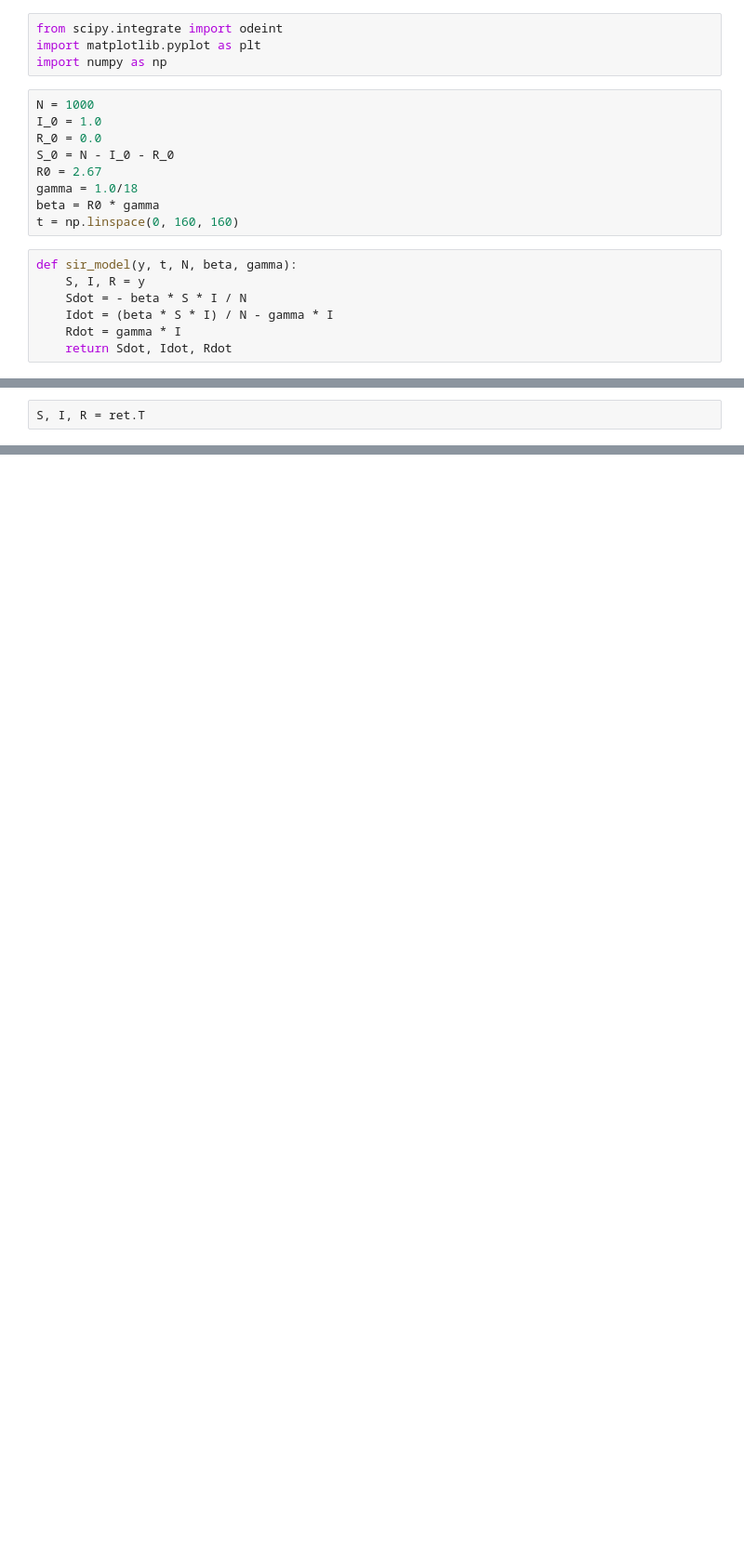
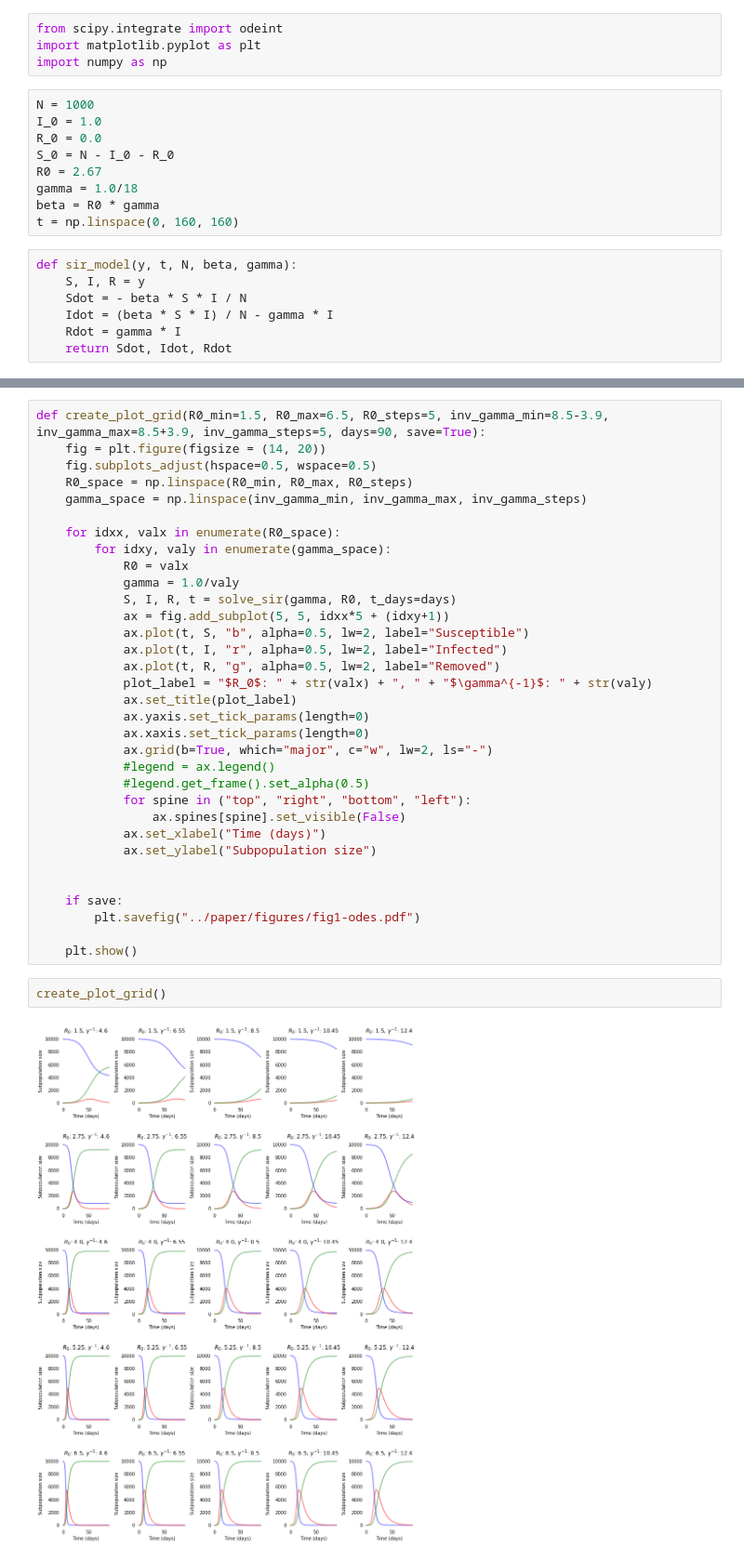
Before and after one commit to chrisvoncsefalvay/differential-social-distancing-game, a Jupyter notebook: notebooks/SIR models with strategies.ipynb, the cells around one changed output, grey strips where cells are left out. Shown: that part at 93% size. Drawn from its saved outputs; the diff is of its cells as text; blank space fills up the shorter version.

```diff
--- a/notebooks/SIR models with strategies.ipynb
+++ b/notebooks/SIR models with strategies.ipynb
@@ -43,2 +38,0 @@ ret = odeint(sir_model, y_0, t, args=(N, beta, gamma))
-# %%
-S, I, R = ret.T
@@ -63,0 +69,37 @@ plt.show()
+# %%
+def create_plot_grid(R0_min=1.5, R0_max=6.5, R0_steps=5, inv_gamma_min=8.5-3.9, inv_gamma_max=8.5+3.9, inv_gamma_steps=5, days=90, save=True):
+    fig = plt.figure(figsize = (14, 20))
+    fig.subplots_adjust(hspace=0.5, wspace=0.5)
+    R0_space = np.linspace(R0_min, R0_max, R0_steps)
+    gamma_space = np.linspace(inv_gamma_min, inv_gamma_max, inv_gamma_steps)
+
+    for idxx, valx in enumerate(R0_space):
+        for idxy, valy in enumerate(gamma_space):
+            R0 = valx
+            gamma = 1.0/valy
+            S, I, R, t = solve_sir(gamma, R0, t_days=days)
+            ax = fig.add_subplot(5, 5, idxx*5 + (idxy+1))
+            ax.plot(t, S, "b", alpha=0.5, lw=2, label="Susceptible")
+            ax.plot(t, I, "r", alpha=0.5, lw=2, label="Infected")
+            ax.plot(t, R, "g", alpha=0.5, lw=2, label="Removed")
+            plot_label = "$R_0$: " + str(valx) + ", " + "$\gamma^{-1}$: " + str(valy)
+            ax.set_title(plot_label)
+            ax.yaxis.set_tick_params(length=0)
+            ax.xaxis.set_tick_params(length=0)
+            ax.grid(b=True, which="major", c="w", lw=2, ls="-")
+            #legend = ax.legend()
+            #legend.get_frame().set_alpha(0.5)
+            for spine in ("top", "right", "bottom", "left"):
+                ax.spines[spine].set_visible(False)
+            ax.set_xlabel("Time (days)")
+            ax.set_ylabel("Subpopulation size")
+
+
+    if save:
+        plt.savefig("../paper/figures/fig1-odes.pdf")
+
+    plt.show()
+# %%
+create_plot_grid()
+# %% [output]
+[figure, added]
```
Also changed, not shown: parts of 5 cells of this notebook, 2 other files.
